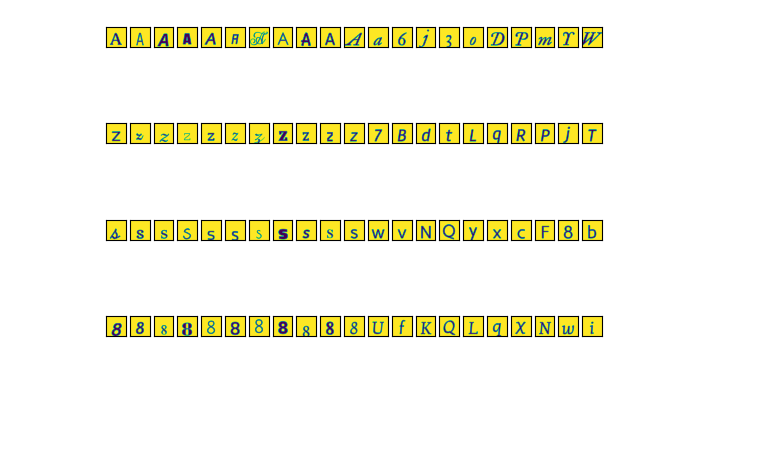
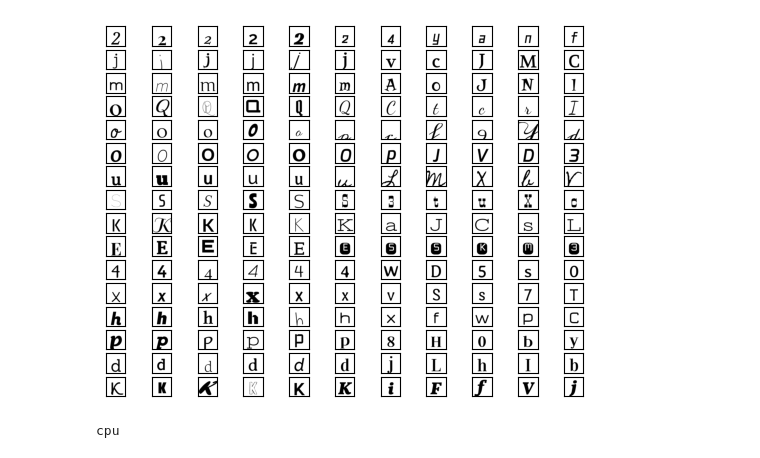
Before and after one commit to s3midetnov/mlhard, a Jupyter notebook: models/SeparatingStyleAndContent/SeparatingStyleAndContent.ipynb, the cells around one changed output. Saved outputs shown, nothing was run; the diff lists cells and outputs as text; code cells hidden in the pictures; blank space fills up the shorter version.

Commit message:
loss_function + test_train_loop version

```diff
--- a/models/SeparatingStyleAndContent/SeparatingStyleAndContent.ipynb
+++ b/models/SeparatingStyleAndContent/SeparatingStyleAndContent.ipynb
@@ -1,41 +1,40 @@
 # %%
 from datasets_dataloaders import create_gw_loaders
 
-BATCH_SIZE = 4
-NSAMPLES = 10
+BATCH_SIZE = 16
+NSAMPLES = 5
 
-
-train_loader, test_loader = create_gw_loaders(nsamples=NSAMPLES, batch_size=BATCH_SIZE)
+train_loader, test_loader = create_gw_loaders(nsamples=NSAMPLES, batch_size=BATCH_SIZE, dataset_lens=(10000, 2000))
 # %%
 import matplotlib.pyplot as plt
 from itertools import product
 
 import torch
 
 for (content_b, style_b), target_b in train_loader:
 
     # print(content_b.size())
     # print(style_b.size())
     # print(target_b.size())
 
     _, sps = plt.subplots(BATCH_SIZE, NSAMPLES * 2 + 1)
 
     # print(torch.sum((target_b[0] == 0) + (target_b[0] == 255)))
 
     for i, j in product(range(BATCH_SIZE), range(NSAMPLES * 2 + 1)):
         sps[i, j].set_xticks([])
         sps[i, j].set_yticks([])
     for i in range(BATCH_SIZE):
 
         for j in range(NSAMPLES):
-            sps[i, j].imshow(content_b[i][j].permute(1, 2, 0))
-        sps[i, NSAMPLES].imshow(target_b[i].permute(1, 2, 0))
+            sps[i, j].imshow(content_b[i][j].permute(1, 2, 0), cmap='gray')
+        sps[i, NSAMPLES].imshow(target_b[i].permute(1, 2, 0), cmap='gray')
 
         for j in range(NSAMPLES):
-            sps[i, j + NSAMPLES + 1].imshow(style_b[i][j].permute(1, 2, 0))
+            sps[i, j + NSAMPLES + 1].imshow(style_b[i][j].permute(1, 2, 0), cmap='gray')
 
     break
 
 # print(batches)
 # %% [output]
-[figure, old version]
+[figure, new version]
@@ -49,0 +41,12 @@ for (content_b, style_b), target_b in train_loader:
+# %%
+from model import SeparatingStyleAndContent as Model
+from model import separating_style_and_content_loss as loss_fn
+
+DEVICE = "cuda" if torch.cuda.is_available() else "cpu"
+
+model = Model(NSAMPLES).to(DEVICE)
+optimizer = torch.optim.Adam(lr=0.0002, params=model.parameters())
+
+print(DEVICE)
+# %% [output]
+cpu
```
Also changed, not shown: parts of 3 cells of this notebook, 3 other files.
